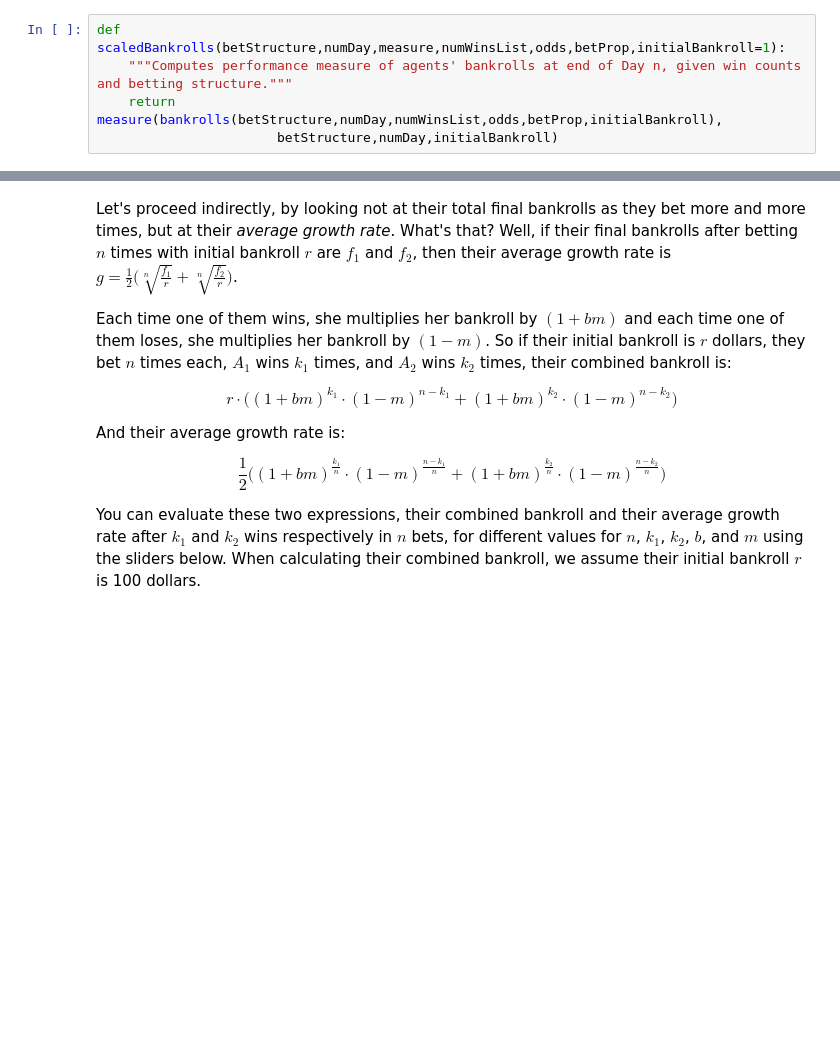
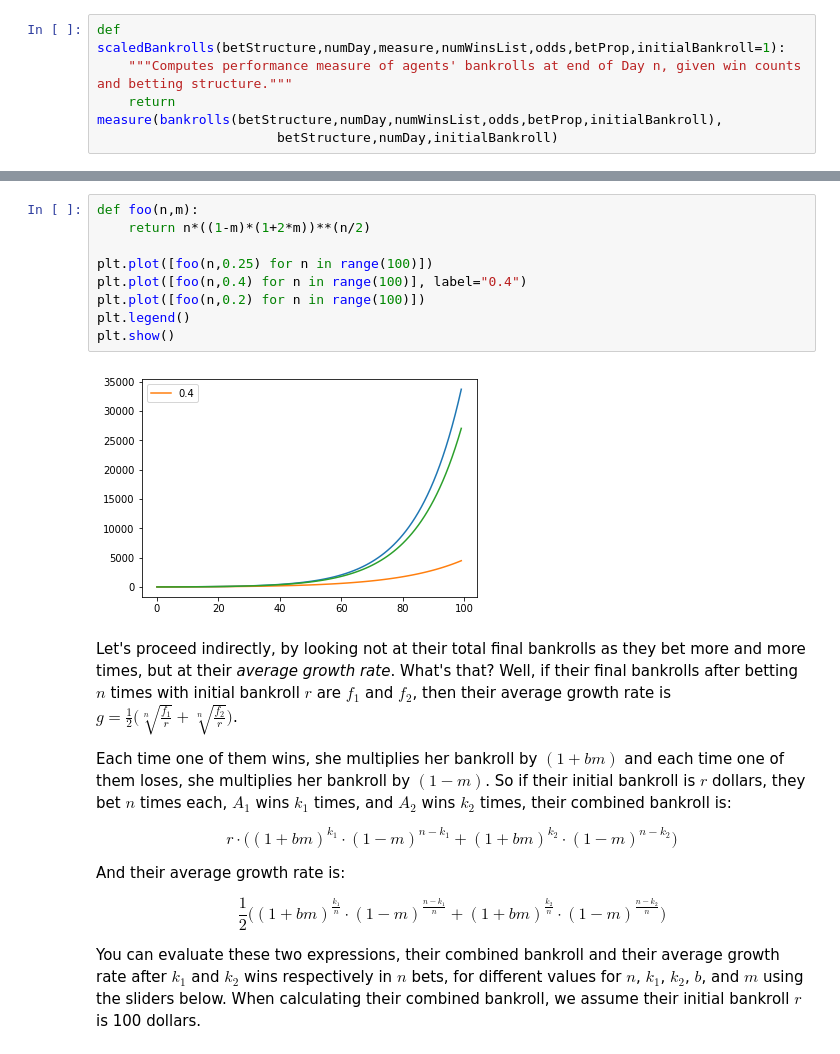
Before and after one commit to cosmo-grant/long-run-and-short-run, a Jupyter notebook: how to iterate a gambling problem.ipynb, the cells around one changed output, grey strips where cells are left out. Drawn from its saved outputs; the diff is of its cells as text; blank space fills up the shorter version.

```diff
--- a/how to iterate a gambling problem.ipynb
+++ b/how to iterate a gambling problem.ipynb
@@ -260,3 +429,14 @@ interactive(children=(Dropdown(description='betStructure', options={'horizontal'
+# %%
+def foo(n,m):
+    return n*((1-m)*(1+2*m))**(n/2)
+
+plt.plot([foo(n,0.25) for n in range(100)])
+plt.plot([foo(n,0.4) for n in range(100)], label="0.4")
+plt.plot([foo(n,0.2) for n in range(100)])
+plt.legend()
+plt.show()
+# %% [output]
+[figure, added]
 # %% [markdown]
 Let's proceed indirectly, by looking not at their total final bankrolls as they bet more and more times, but at their *average growth rate*. What's that? Well, if their final bankrolls after betting $n$ times with initial bankroll $r$ are $f_1$ and $f_2$, then their average growth rate is $g = \frac{1}{2} \big( \sqrt[n]{\frac{f_1}{r}} + \sqrt[n]{\frac{f_2}{r}} \big)$.
 
```
Also changed, not shown: parts of 20 cells of this notebook.
